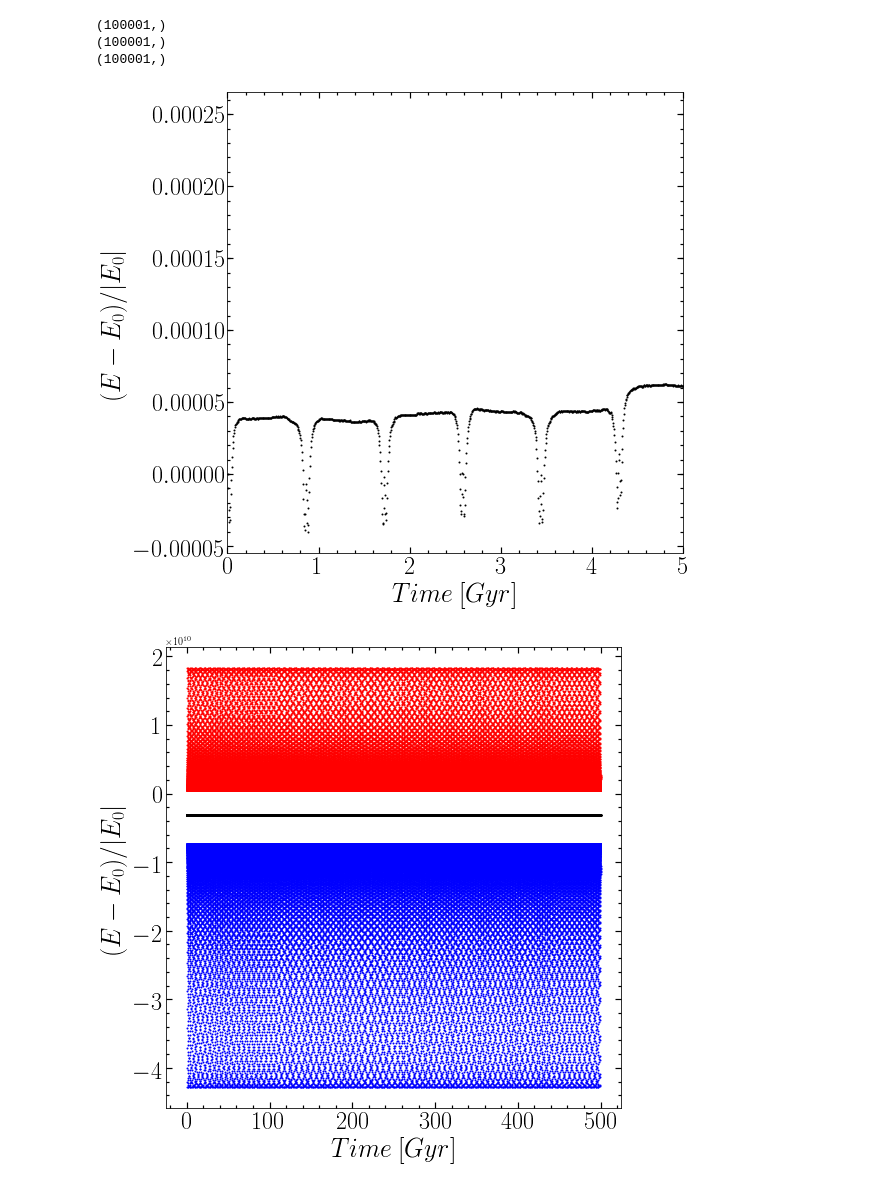
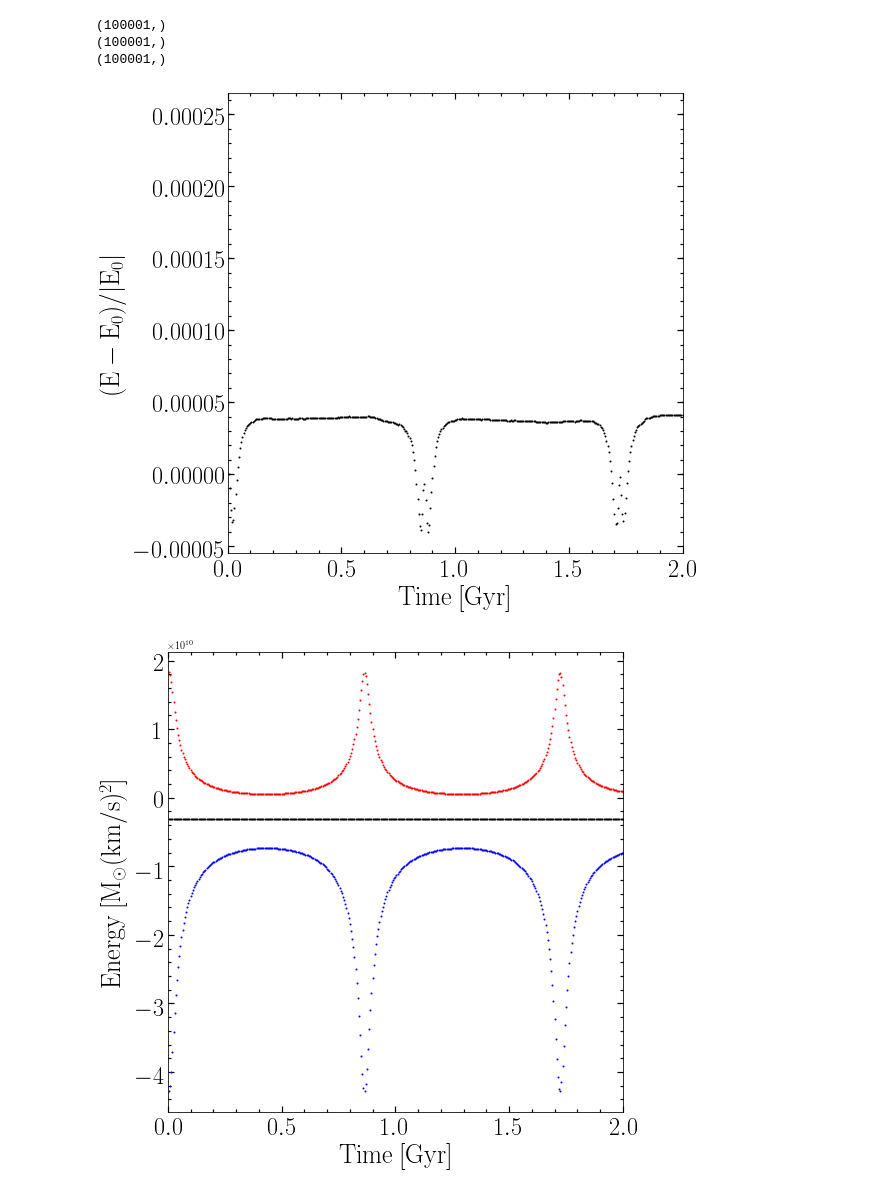
Before and after one commit to ornemarioni/mn2, a Jupyter notebook: P2C_test.ipynb, the cells around one changed output. Drawn from its saved outputs; the diff is of its cells as text; code cells hidden in the pictures.

```diff
--- a/P2C_test.ipynb
+++ b/P2C_test.ipynb
@@ -623,10 +580,11 @@ for i in np.arange(1+nit/10):
 # %%
-U = np.sum(e_pot,axis =1)
+path = '/home/omarioni/mn2/_data/P2C/fortran_run/'
+epot = np.loadtxt(path+'epot_DKD.dat')
 
+U = np.sum(epot,axis =1)
 print shape(U)
 
 K = (1/2.) * m * (vxf**2 + vyf**2 + vzf**2)
-
 K = np.sum(K,axis=1)
 print shape(K)
 
@@ -649,39 +607,37 @@ fig=plt.figure(1, figsize=(8,8))
 fig.subplots_adjust(bottom=0.15, left =0.16, right = 0.95, top = 0.95)
 ax=fig.add_subplot(111)
 ax.plot(time,dE,'.k', markersize=2)
-ax.set_xlim(0,5)
-# ax.set_ylim(-0.2,0.2)
+ax.set_xlim(0,2)
 ax.minorticks_on()
 ax.tick_params( labelsize=24)
 ax.tick_params('both', length=3, width=1.2,which='minor', direction='in', right='on',top='on')
 ax.tick_params('both', length=6, width=1.2,which='major', direction='in', right='on',top='on')
-ax.set_ylabel(r'$(E-E_{0})/|E_{0}|$', fontsize=26)
-ax.set_xlabel(r'$Time\:[Gyr]$',fontsize=26)
+ax.set_ylabel(r'$\mathrm{(E-E_{0})/|E_{0}|}$', fontsize=26)
+ax.set_xlabel(r'$\mathrm{Time\:[Gyr]}$',fontsize=26)
 # fig.savefig('/home/ornela/Dropbox/AAA_2017/escrito/BAAA_2018_art/fig_05.pdf', dpi = 100)
 plt.show()
 # %% [output]
-[figure, old version]
+[figure, new version]
 # %%
 from __future__ import unicode_literals
 
 matplotlib.rcParams['text.usetex'] = True
 matplotlib.rcParams['text.latex.unicode'] = True
 
 fig=plt.figure(1, figsize=(8,8))
 fig.subplots_adjust(bottom=0.15, left =0.16, right = 0.95, top = 0.95)
 ax=fig.add_subplot(111)
 ax.plot(time,E,'.k', markersize=2)
 ax.plot(time,K,'.r', markersize=2)
 ax.plot(time,-U,'.b', markersize=2)
-# ax.set_xlim(-apo-10,p+10)
-# ax.set_ylim(-0.2,0.2)
+ax.set_xlim(0,2)
 ax.minorticks_on()
 ax.tick_params( labelsize=24)
 ax.tick_params('both', length=3, width=1.2,which='minor', direction='in', right='on',top='on')
 ax.tick_params('both', length=6, width=1.2,which='major', direction='in', right='on',top='on')
-ax.set_ylabel(r'$(E-E_{0})/|E_{0}|$', fontsize=26)
-ax.set_xlabel(r'$Time\:[Gyr]$',fontsize=26)
+ax.set_ylabel(r'$\mathrm{Energy\:[M_\odot (km/s)^2}]$', fontsize=26)
+ax.set_xlabel(r'$\mathrm{Time\:[Gyr]}$',fontsize=26)
 # fig.savefig('/home/ornela/Dropbox/AAA_2017/escrito/BAAA_2018_art/fig_05.pdf', dpi = 100)
 plt.show()
 # %% [output]
-[figure, old version]
+[figure, new version]
```
Also changed, not shown: parts of 40 cells of this notebook, 5 other files.
